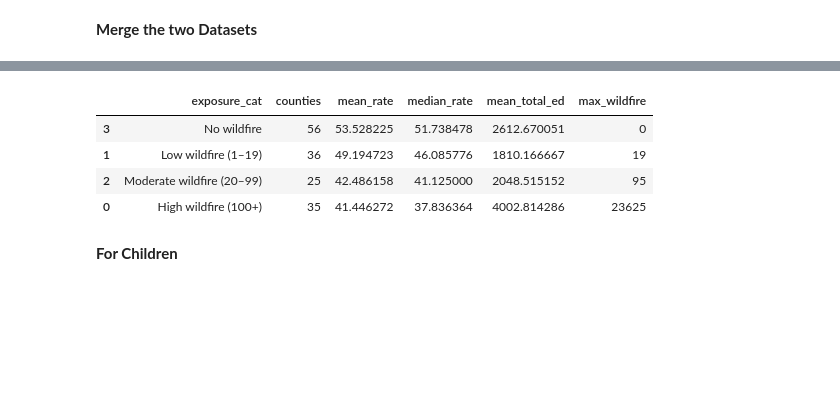
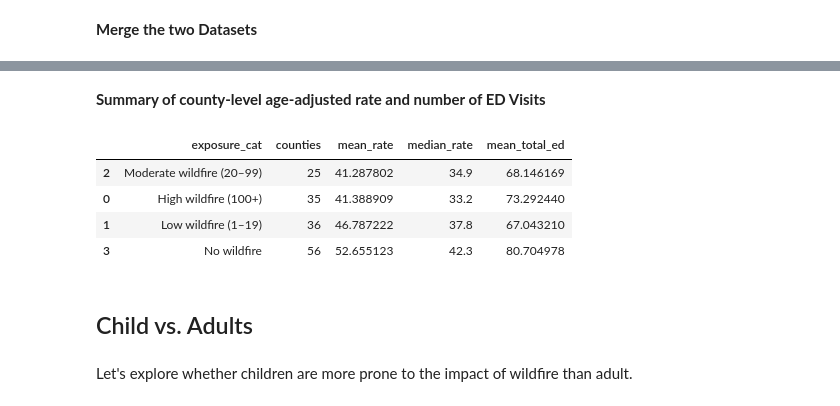
Before and after one commit to aileeny825/aileeny825.github.io, a Jupyter notebook: project3.ipynb, the cells around one changed output, grey strips where cells are left out. Saved outputs shown, nothing was run; the diff lists cells and outputs as text; code cells hidden in the pictures; blank space fills up the shorter version.

```diff
--- a/project3.ipynb
+++ b/project3.ipynb
@@ -217,23 +221,25 @@ Moderate wildfire (20–99)     33
 Name: count, dtype: int64
-# %%
-summary = (
-    merged.groupby("exposure_cat")
-    .agg(
-        counties=("County", "nunique"),
-        mean_rate=("mean_age_adj_rate", "mean"),
-        median_rate=("mean_age_adj_rate", "median"),
-        mean_total_ed=("total_ed_visits", "mean"),
-        max_wildfire=("wildfire_records", "max")
-    )
-    .reset_index()
-    .sort_values("mean_rate", ascending=False)
-)
-
-summary
-# %% [output]
-|  | exposure_cat | counties | mean_rate | median_rate | mean_total_ed | max_wildfire |
-| 3 | No wildfire | 56 | 53.528225 | 51.738478 | 2612.670051 | 0 |
-| 1 | Low wildfire (1–19) | 36 | 49.194723 | 46.085776 | 1810.166667 | 19 |
-| 2 | Moderate wildfire (20–99) | 25 | 42.486158 | 41.125000 | 2048.515152 | 95 |
-| 0 | High wildfire (100+) | 35 | 41.446272 | 37.836364 | 4002.814286 | 23625 |
+# %% [markdown]
+**Summary of county-level age-adjusted rate and number of ED Visits**
+# %%
+overall_summary = (
+    merged
+    .groupby("exposure_cat")
+    .agg(
+        counties       = ("County", "nunique"),
+        mean_rate      = ("Age-adjusted Rate", "mean"),
+        median_rate    = ("Age-adjusted Rate", "median"),
+        mean_total_ed  = ("Number of ED visits", "mean"),
+    )
+    .reset_index()
+    .sort_values("mean_rate", ascending=True)
+)
+
+overall_summary
+# %% [output]
+|  | exposure_cat | counties | mean_rate | median_rate | mean_total_ed |
+| 2 | Moderate wildfire (20–99) | 25 | 41.287802 | 34.9 | 68.146169 |
+| 0 | High wildfire (100+) | 35 | 41.388909 | 33.2 | 73.292440 |
+| 1 | Low wildfire (1–19) | 36 | 46.787222 | 37.8 | 67.043210 |
+| 3 | No wildfire | 56 | 52.655123 | 42.3 | 80.704978 |
 # %%
@@ -267,4 +277,6 @@ fig = px.line(
 )
 fig.show()
 # %% [markdown]
-**For Children**
+## Child vs. Adults
+# %% [markdown]
+Let's explore whether children are more prone to the impact of wildfire than adult.
```
Also changed, not shown: parts of 20 cells of this notebook, 1 other file.
